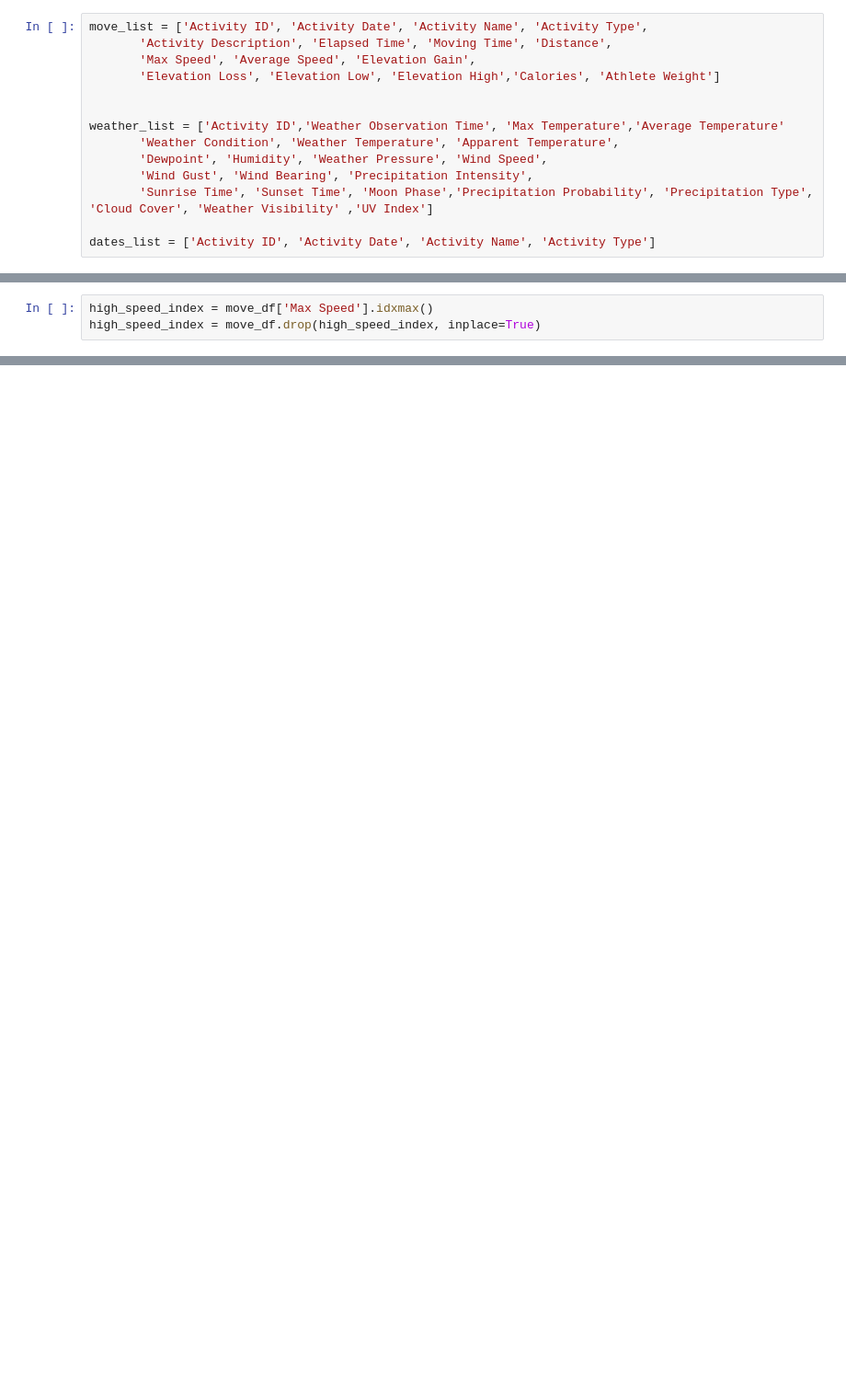
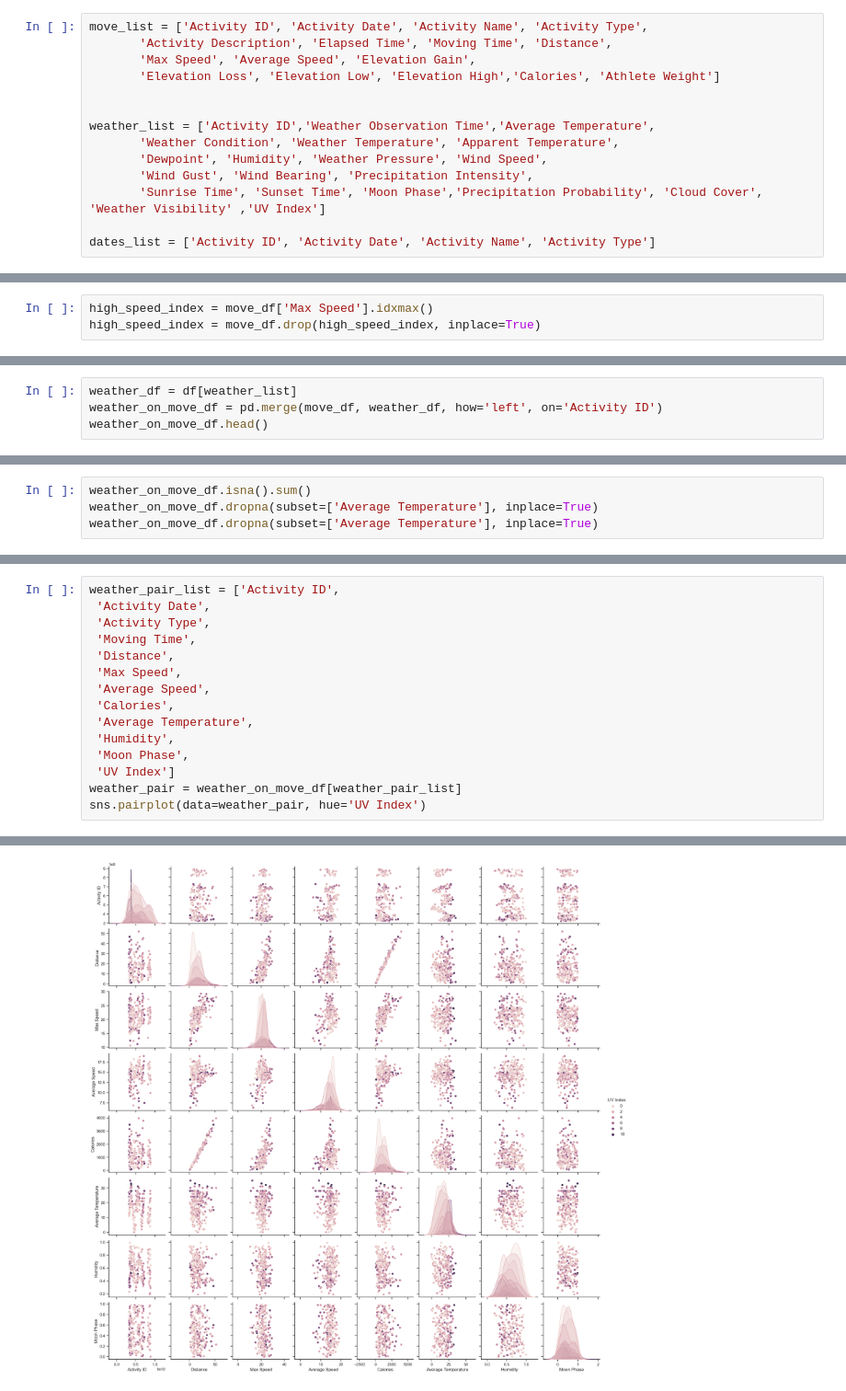
Before and after one commit to kelmo974/StravaMio, a Jupyter notebook: eda_strava.ipynb, the cells around one changed output, grey strips where cells are left out. Shown at 92% size. Saved outputs shown, nothing was run; the diff lists cells and outputs as text; blank space fills up the shorter version.

```diff
--- a/eda_strava.ipynb
+++ b/eda_strava.ipynb
@@ -41,11 +42,11 @@ move_list = ['Activity ID', 'Activity Date', 'Activity Name', 'Activity Type',
        'Elevation Loss', 'Elevation Low', 'Elevation High','Calories', 'Athlete Weight']
 
 
-weather_list = ['Activity ID','Weather Observation Time', 'Max Temperature','Average Temperature'
+weather_list = ['Activity ID','Weather Observation Time','Average Temperature',
        'Weather Condition', 'Weather Temperature', 'Apparent Temperature',
        'Dewpoint', 'Humidity', 'Weather Pressure', 'Wind Speed',
        'Wind Gust', 'Wind Bearing', 'Precipitation Intensity',
-       'Sunrise Time', 'Sunset Time', 'Moon Phase','Precipitation Probability', 'Precipitation Type', 'Cloud Cover', 'Weather Visibility' ,'UV Index']
+       'Sunrise Time', 'Sunset Time', 'Moon Phase','Precipitation Probability', 'Cloud Cover', 'Weather Visibility' ,'UV Index']
 
 dates_list = ['Activity ID', 'Activity Date', 'Activity Name', 'Activity Type']
 # %%
@@ -294,0 +299,4 @@ sns.pairplot(pair_df, hue="Activity Type", markers=['o','s','D','^','v' ])
+# %%
+weather_df = df[weather_list]
+weather_on_move_df = pd.merge(move_df, weather_df, how='left', on='Activity ID')
+weather_on_move_df.head()
@@ -294,0 +310,4 @@ sns.pairplot(pair_df, hue="Activity Type", markers=['o','s','D','^','v' ])
+# %%
+weather_on_move_df.isna().sum()
+weather_on_move_df.dropna(subset=['Average Temperature'], inplace=True)
+weather_on_move_df.dropna(subset=['Average Temperature'], inplace=True)
@@ -294,0 +356,16 @@ sns.pairplot(pair_df, hue="Activity Type", markers=['o','s','D','^','v' ])
+# %%
+weather_pair_list = ['Activity ID',
+ 'Activity Date',
+ 'Activity Type',
+ 'Moving Time',
+ 'Distance',
+ 'Max Speed',
+ 'Average Speed',
+ 'Calories',
+ 'Average Temperature',
+ 'Humidity',
+ 'Moon Phase',
+ 'UV Index']
+weather_pair = weather_on_move_df[weather_pair_list]
+sns.pairplot(data=weather_pair, hue='UV Index')
+# %% [output]
@@ -294,0 +373 @@ sns.pairplot(pair_df, hue="Activity Type", markers=['o','s','D','^','v' ])
+[figure, added]
```
Also changed, not shown: parts of 17 cells of this notebook.
